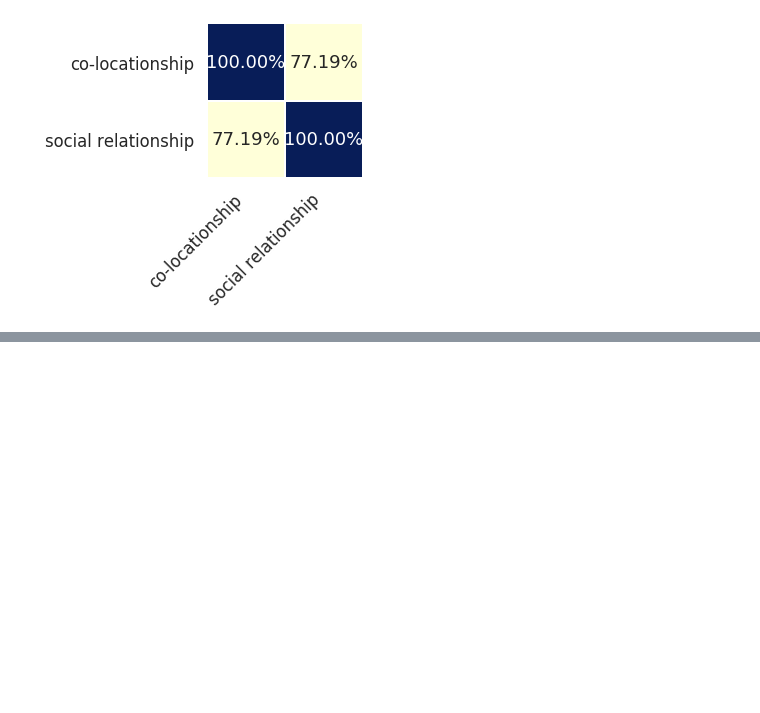
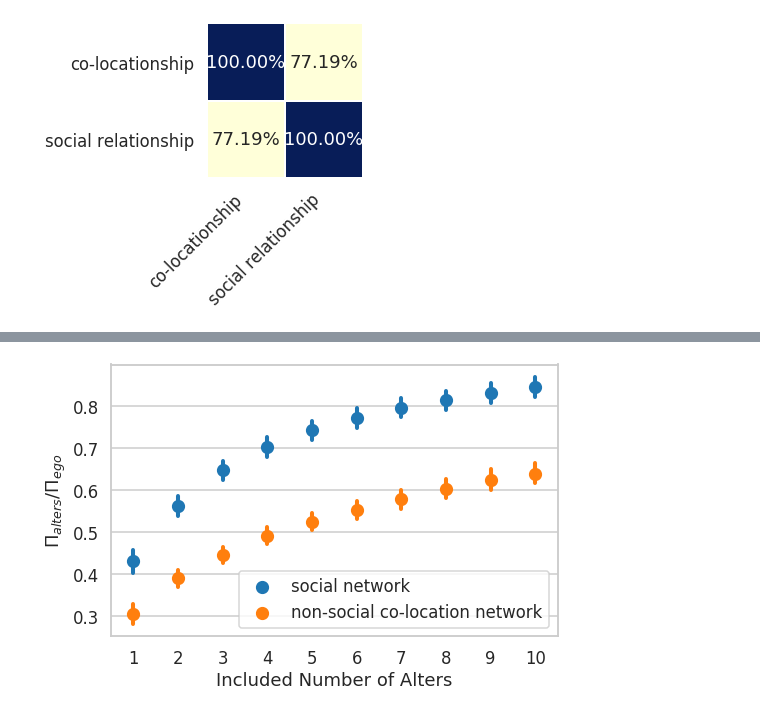
Before and after one commit to Magica-Chen/co-locationship, a Jupyter notebook: example/example_weeplaces.ipynb, the cells around one changed output, grey strips where cells are left out. Cells and saved outputs as stored; diff of their text form; code cells hidden in the pictures; blank space fills up the shorter version.

```diff
--- a/example/example_weeplaces.ipynb
+++ b/example/example_weeplaces.ipynb
@@ -192,0 +222,4 @@ consistency_test = compare_v2.stats_test_consistency(target='ego+alters')
+# %%
+RCCP_alters_errorbar_v3 = compare_v3.plot_errorbar(target='alters', l=8,w=5)
+# %% [output]
+[figure, added]
```
Also changed, not shown: parts of 14 cells of this notebook.
